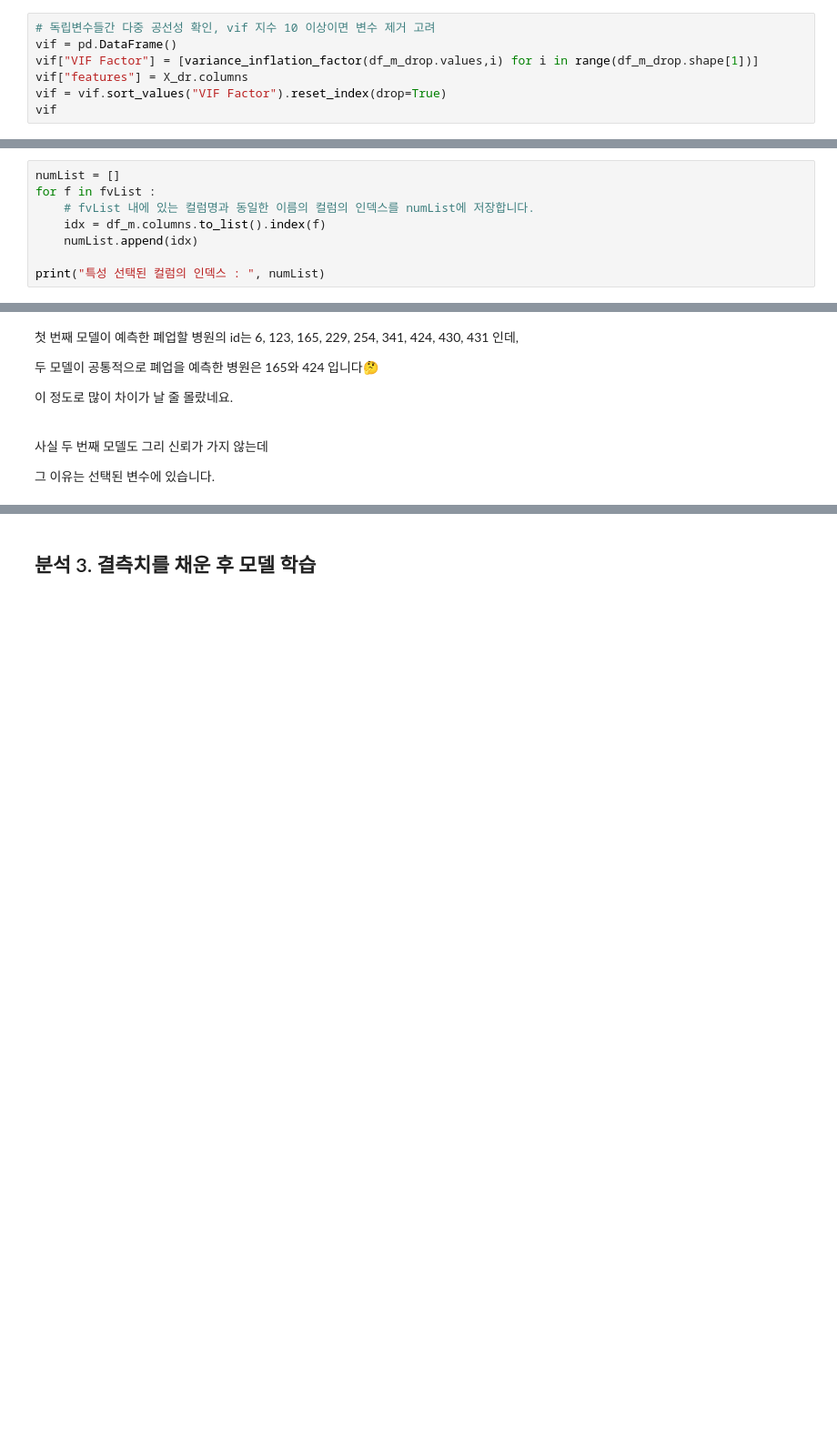
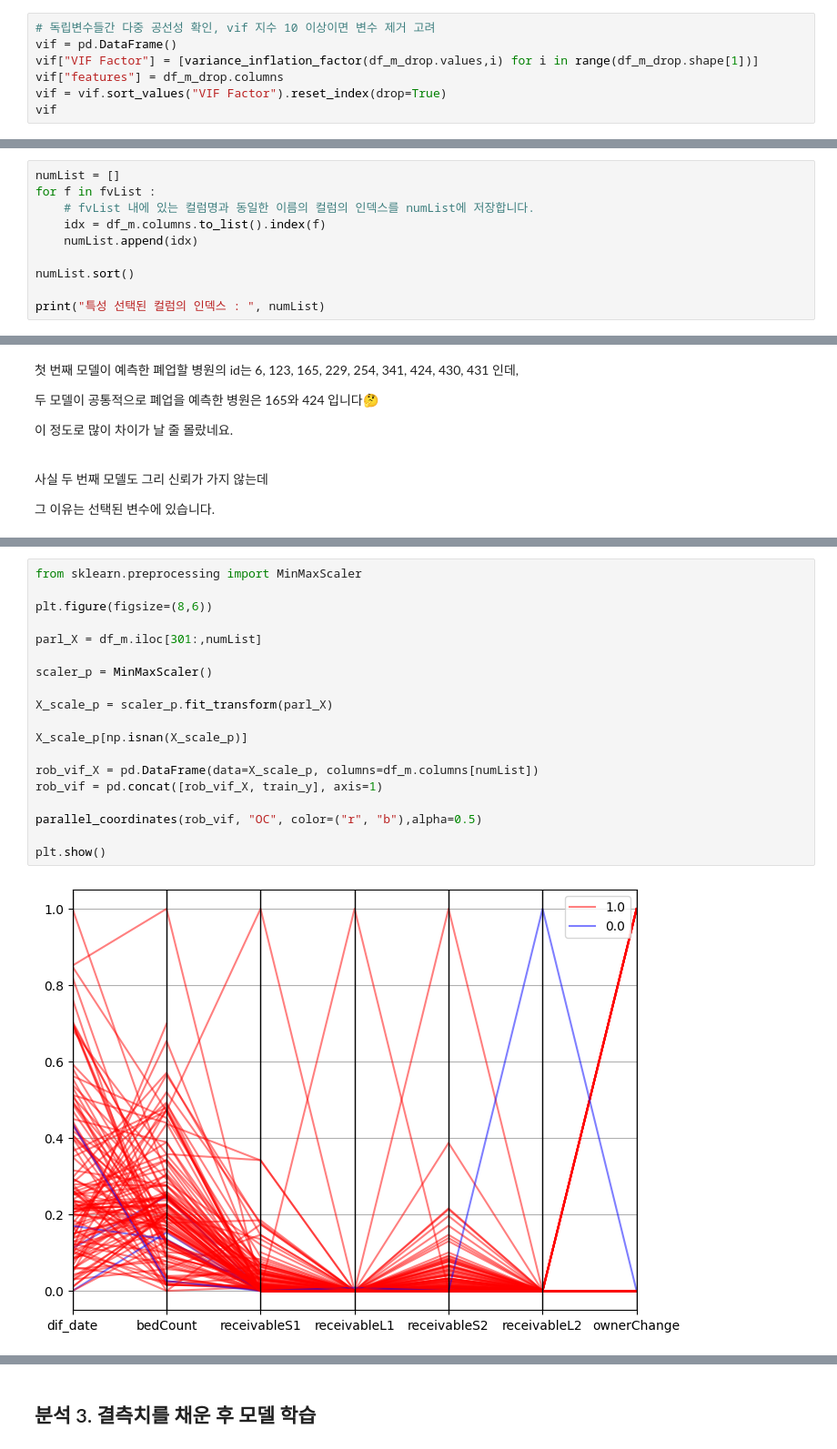
Before and after one commit to nyeokinyeoki/Gym_zalabim, a Jupyter notebook: ipynb/hospital.ipynb, the cells around one changed output, grey strips where cells are left out. Shown at 91% size. Cells and saved outputs as stored; diff of their text form; blank space fills up the shorter version.

```diff
--- a/ipynb/hospital.ipynb
+++ b/ipynb/hospital.ipynb
@@ -1826,7 +1840,7 @@ from statsmodels.stats.outliers_influence import variance_inflation_factor
 # 독립변수들간 다중 공선성 확인, vif 지수 10 이상이면 변수 제거 고려
 vif = pd.DataFrame()
 vif["VIF Factor"] = [variance_inflation_factor(df_m_drop.values,i) for i in range(df_m_drop.shape[1])]
-vif["features"] = X_dr.columns
+vif["features"] = df_m_drop.columns
 vif = vif.sort_values("VIF Factor").reset_index(drop=True)
 vif
 # %% [output]
@@ -1879,5 +1893,7 @@ for f in fvList :
     idx = df_m.columns.to_list().index(f)
     numList.append(idx)
 
+numList.sort()
+
 print("특성 선택된 컬럼의 인덱스 : ", numList)
 # %% [output]
@@ -1987,0 +2020,21 @@ close_hos(predict=predict2, hos_id=df_m)
+# %%
+from sklearn.preprocessing import MinMaxScaler
+
+plt.figure(figsize=(8,6))
+
+parl_X = df_m.iloc[301:,numList]
+
+scaler_p = MinMaxScaler()
+
+X_scale_p = scaler_p.fit_transform(parl_X)
+
+X_scale_p[np.isnan(X_scale_p)]
+
+rob_vif_X = pd.DataFrame(data=X_scale_p, columns=df_m.columns[numList])
+rob_vif = pd.concat([rob_vif_X, train_y], axis=1)
+
+parallel_coordinates(rob_vif, "OC", color=("r", "b"),alpha=0.5)
+
+plt.show()
+# %% [output]
+[figure, added]
```
Also changed, not shown: parts of 13 cells of this notebook, 3 other files.
